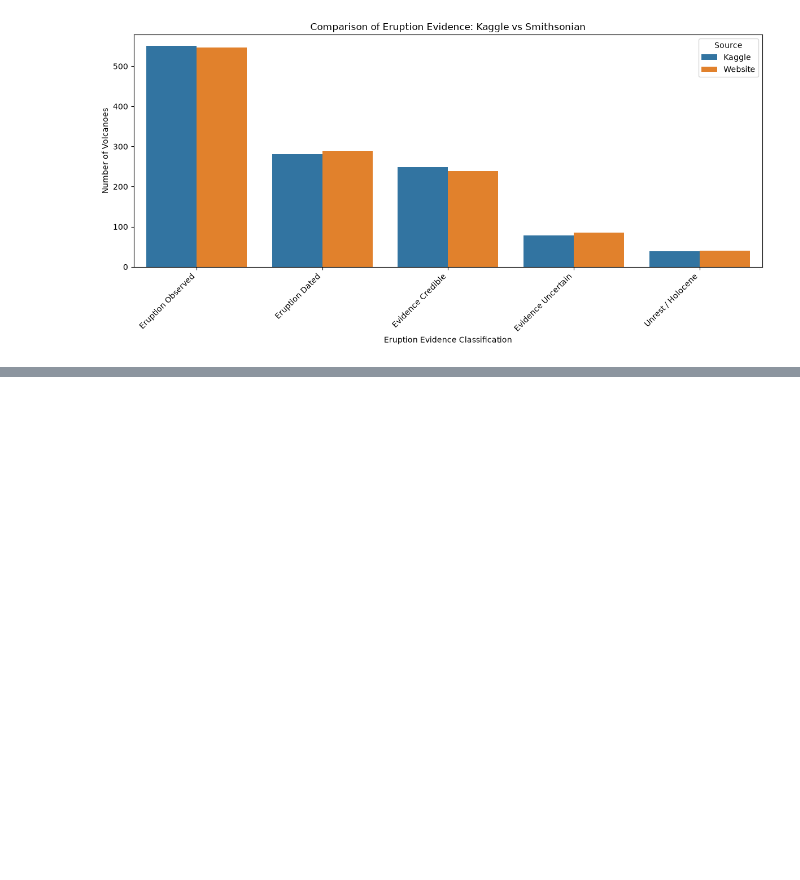
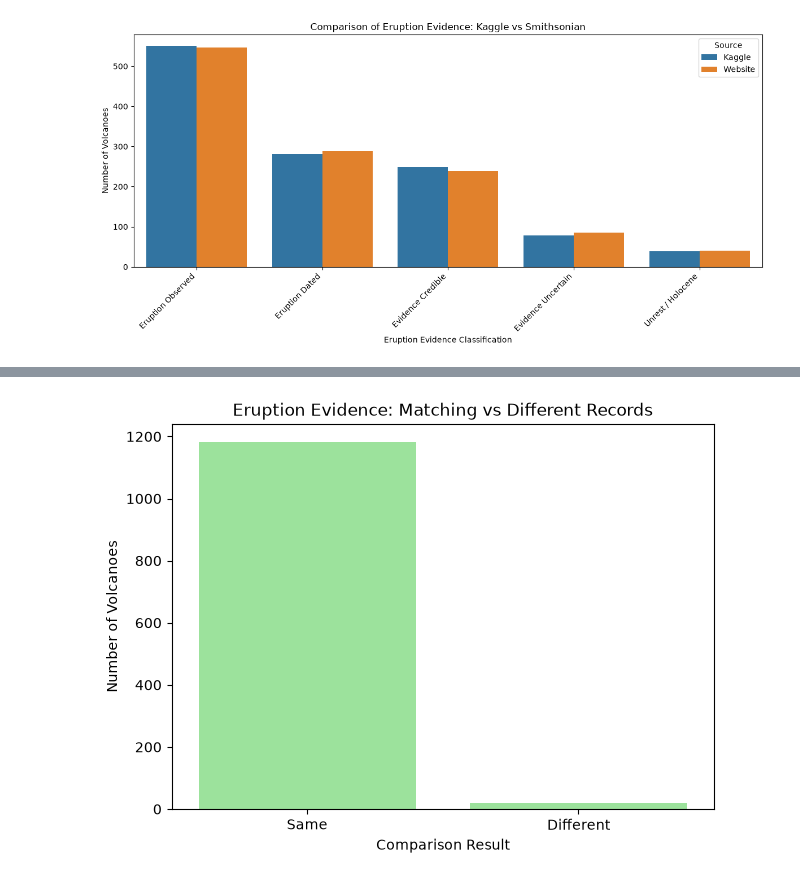
Before and after one commit to NimmyRajan/volcanos, a Jupyter notebook: volcanos.ipynb, the cells around one changed output, grey strips where cells are left out. Cells and saved outputs as stored; diff of their text form; code cells hidden in the pictures; blank space fills up the shorter version.

```diff
--- a/volcanos.ipynb
+++ b/volcanos.ipynb
@@ -289,0 +352,25 @@ plt.show()
+# %%
+# Count records with matching and different eruption evidence
+evidence_summary = pd.DataFrame({
+    "Status": ["Same", "Different"],
+    "Count": [
+        (~matched_df["Evidence Changed"]).sum(),
+        matched_df["Evidence Changed"].sum()
+    ]
+})
+
+plt.figure(figsize=(7, 5))
+
+sns.barplot(
+    data=evidence_summary,
+    x="Status",
+    y="Count",
+    color="lightgreen"
+)
+
+plt.title("Eruption Evidence: Matching vs Different Records")
+plt.xlabel("Comparison Result")
+plt.ylabel("Number of Volcanoes")
+plt.show()
+# %% [output]
+[figure, added]
```
Also changed, not shown: parts of 19 cells of this notebook, 1 other file.
